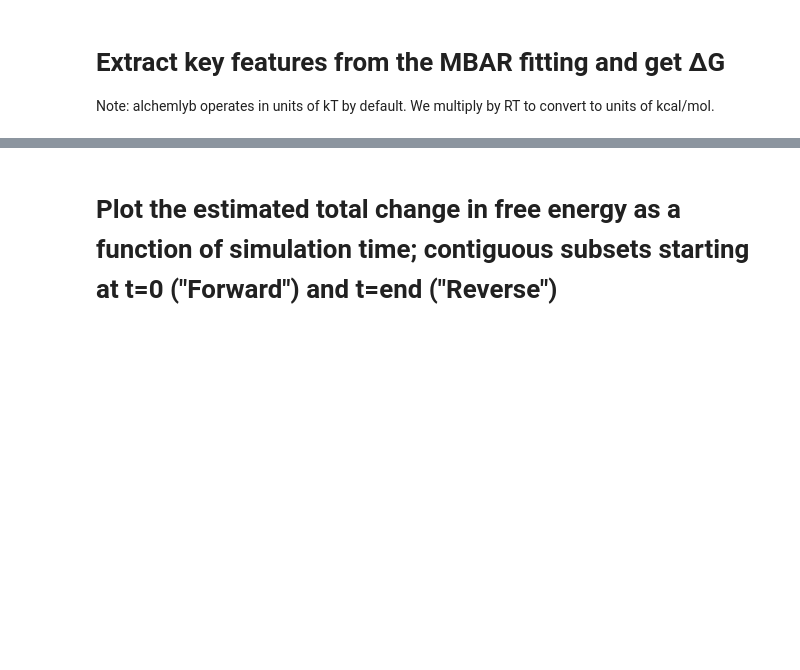
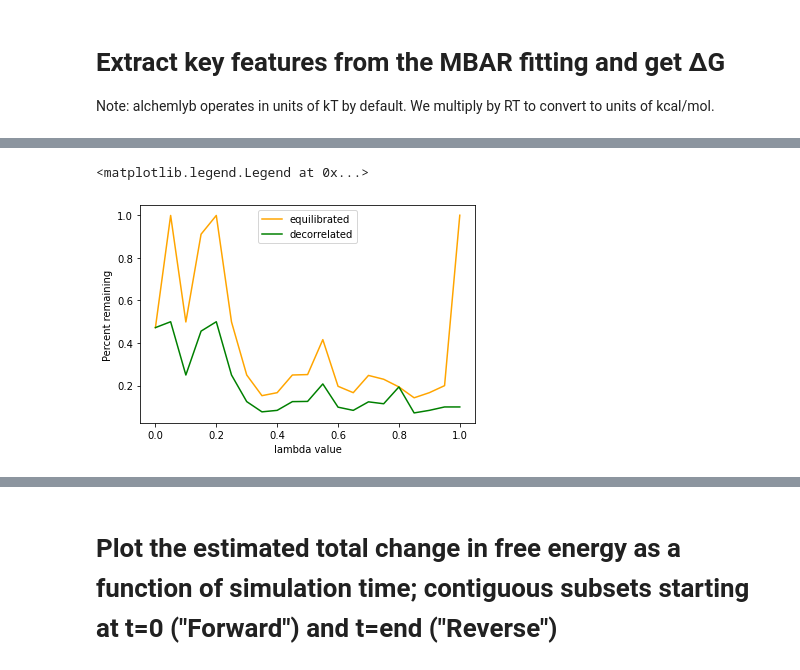
Before and after one commit to BranniganLab/safep, a Jupyter notebook: Sample Notebooks/BAR_Estimator_Basic.ipynb, the cells around one changed output, grey strips where cells are left out. Cells and saved outputs as stored; diff of their text form; code cells hidden in the pictures; blank space fills up the shorter version.

```diff
--- a/Sample Notebooks/BAR_Estimator_Basic.ipynb
+++ b/Sample Notebooks/BAR_Estimator_Basic.ipynb
@@ -40,3 +76,13 @@ forward, forward_error, backward, backward_error = safep.do_convergence(u_nk) #U
+# %%
+fig, ax = plt.subplots()
+ax.plot(np.divide(samples_eq, samples), color='orange', label='equilibrated')
+ax.plot(np.divide(samples_decorr, samples), color='green', label='decorrelated')
+ax.set_ylabel('Percent remaining')
+ax.set_xlabel('lambda value')
+ax.legend()
+# %% [output]
+<matplotlib.legend.Legend at 0x...>
+[figure, added]
 # %%
 dG = np.round(cumulative.BAR.f.iloc[-1]*RT, 1)
 error = np.round(cumulative.BAR.errors.iloc[-1]*RT, 1)
```
Also changed, not shown: parts of 12 cells of this notebook.
